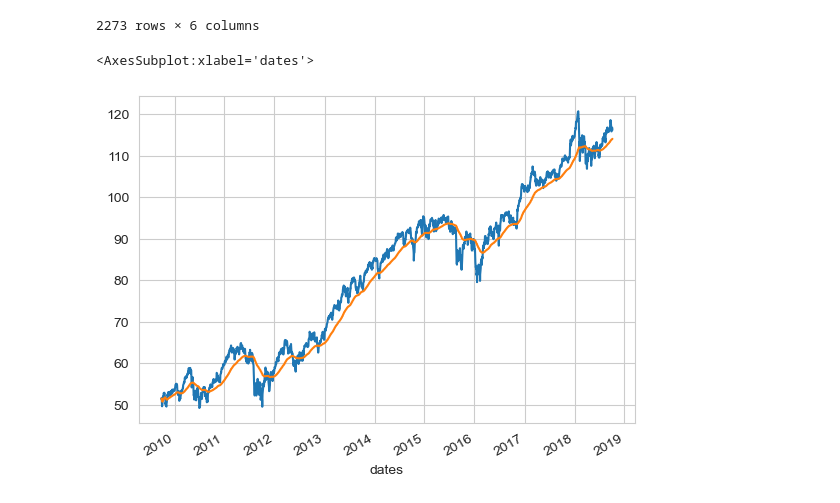
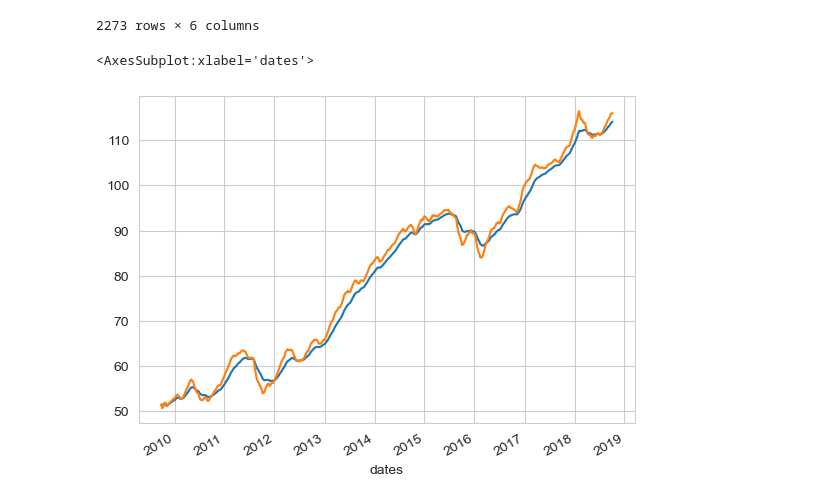
Before and after one commit to Tommylee1013/Advances-in-Financial-Machine-Learning, a Jupyter notebook: chapter 2.ipynb, the cells around one changed output. Drawn from its saved outputs; the diff is of its cells as text; code cells hidden in the pictures.

```diff
--- a/chapter 2.ipynb
+++ b/chapter 2.ipynb
@@ -472,8 +472,9 @@ day_dollar
 | 2018-10-05 | 116.252671 | 116.247143 | 116.257143 | 1789.857143 | 1789.857143 | 2.079733e+05 |
 2273 rows × 6 columns
 # %%
-day_dollar.price.plot()
+#day_dollar.price.plot()
 day_dollar.price.ewm(60).mean().plot()
+day_dollar.price.ewm(20).mean().plot()
 # %% [output]
 <AxesSubplot:xlabel='dates'>
-[figure, old version]
+[figure, new version]
```
Also changed, not shown: parts of 2 cells of this notebook, 2 other files.
